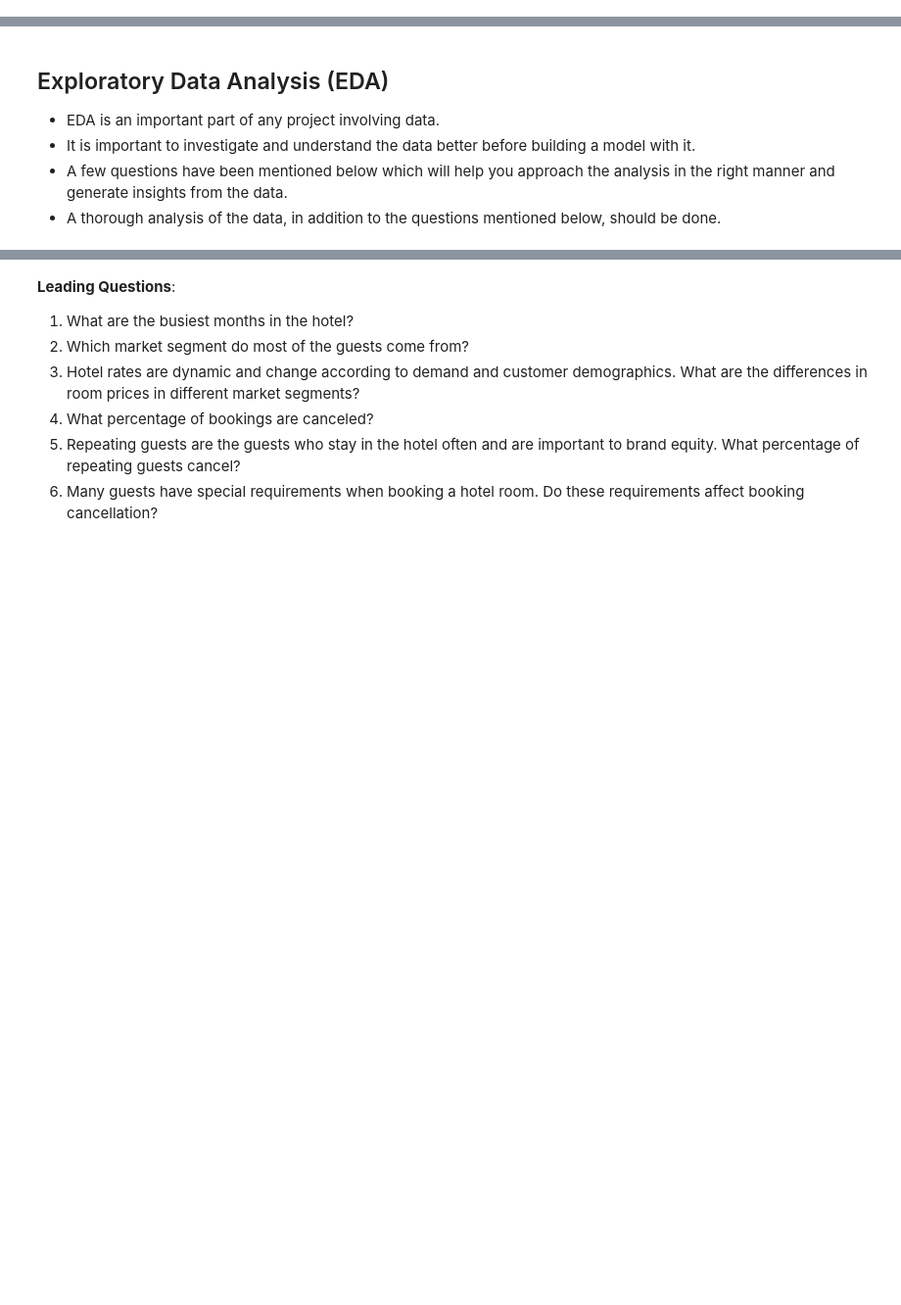
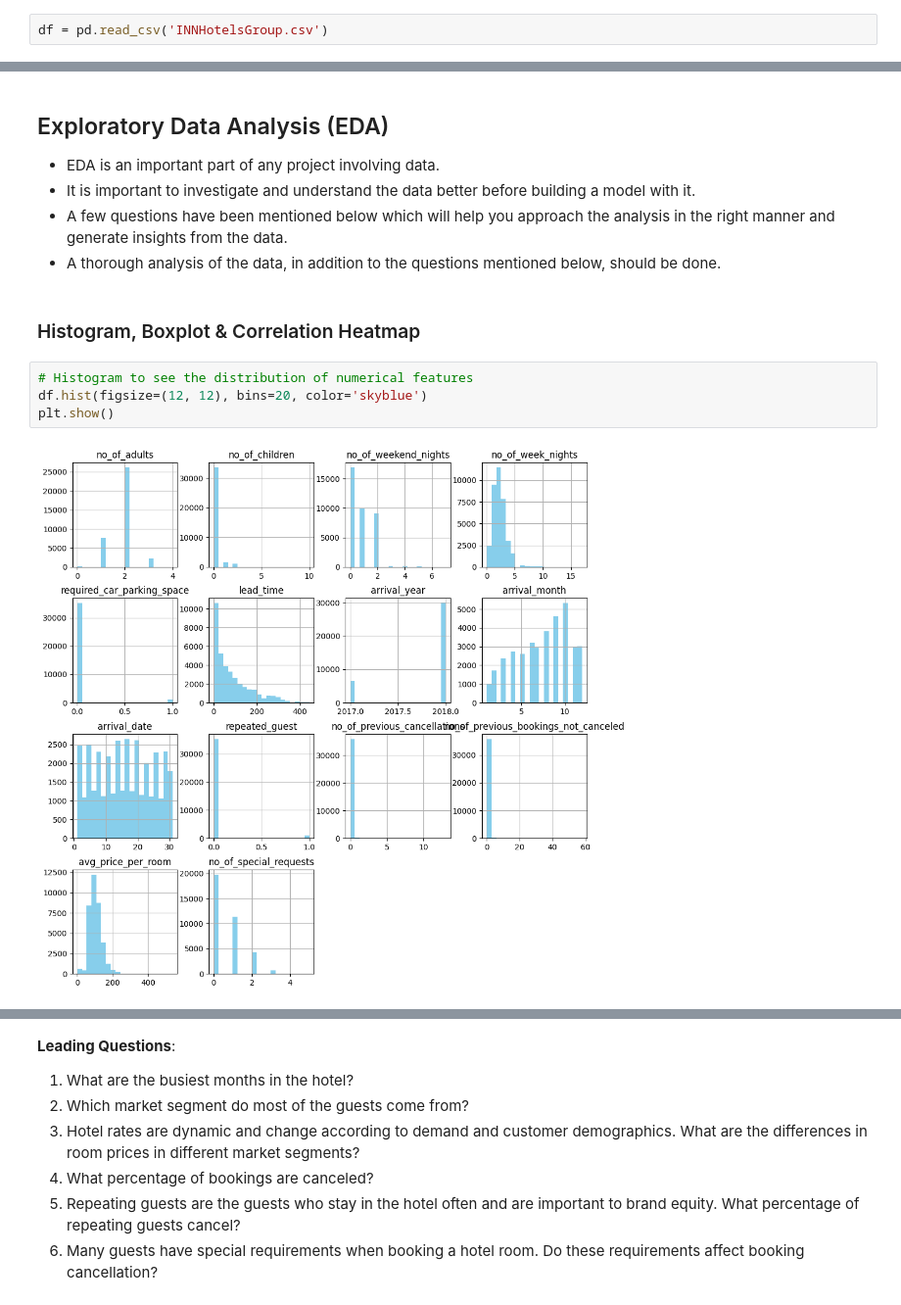
Before and after one commit to DataScience-BusinessAnalitics/INN-Hotels---Problem-Statement, a Jupyter notebook: Project_SLC_DSBA_INNHotels_FullCode-1.ipynb, the cells around one changed output, grey strips where cells are left out. Shown: that part at 98% size. Drawn from its saved outputs; the diff is of its cells as text; blank space fills up the shorter version.

```diff
--- a/Project_SLC_DSBA_INNHotels_FullCode-1.ipynb
+++ b/Project_SLC_DSBA_INNHotels_FullCode-1.ipynb
@@ -75,3 +81,5 @@ from xgboost import XGBClassifier  # XGBoost for boosting performance
 
 - Observations
 - Sanity checks
+# %%
+df = pd.read_csv('INNHotelsGroup.csv')
@@ -82,3 +218,11 @@ from xgboost import XGBClassifier  # XGBoost for boosting performance
 - It is important to investigate and understand the data better before building a model with it.
 - A few questions have been mentioned below which will help you approach the analysis in the right manner and generate insights from the data.
 - A thorough analysis of the data, in addition to the questions mentioned below, should be done.
+# %% [markdown]
+### Histogram, Boxplot & Correlation Heatmap
+# %%
+# Histogram to see the distribution of numerical features
+df.hist(figsize=(12, 12), bins=20, color='skyblue')
+plt.show()
+# %% [output]
+[figure, added]
```
Also changed, not shown: parts of 20 cells of this notebook, 1 other file.
